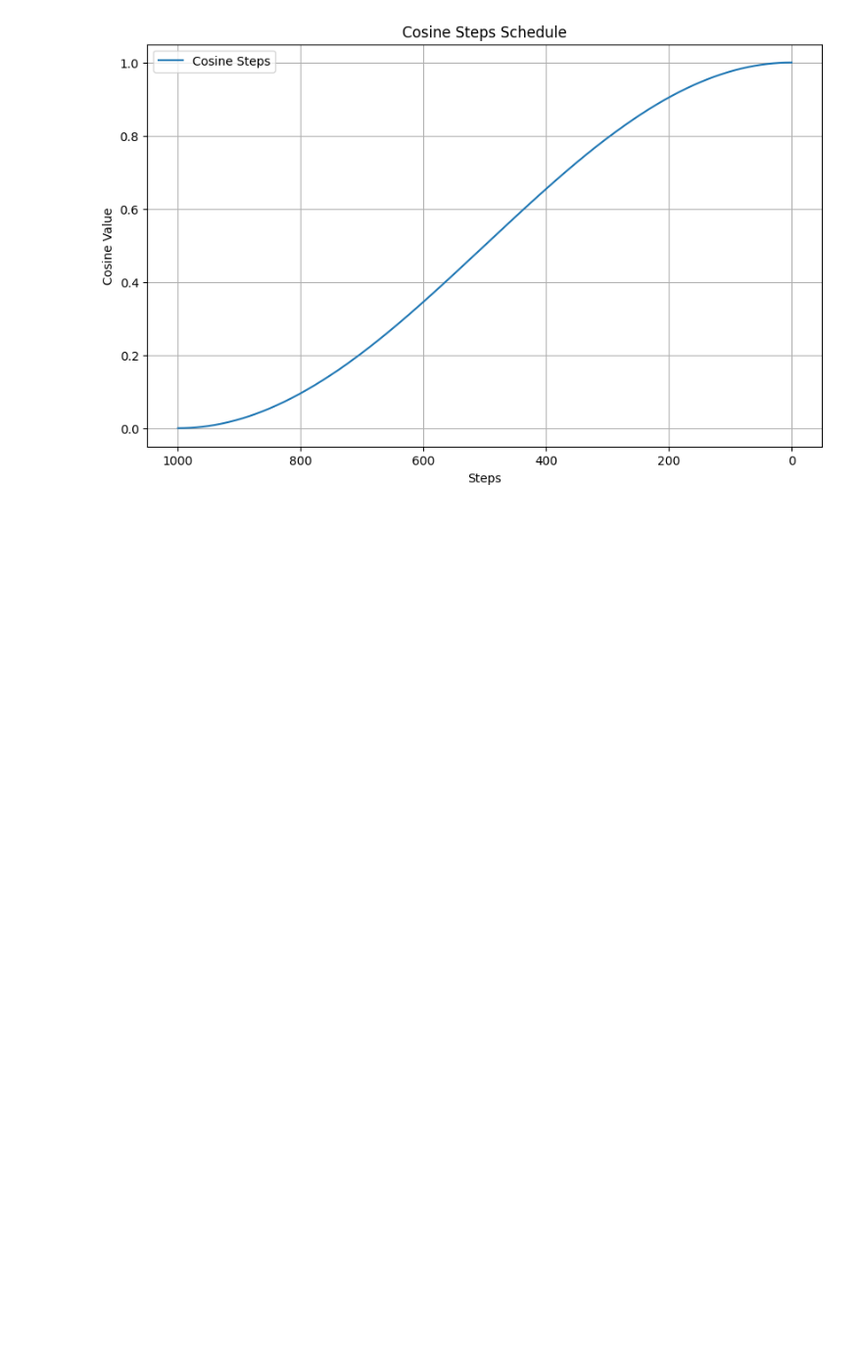
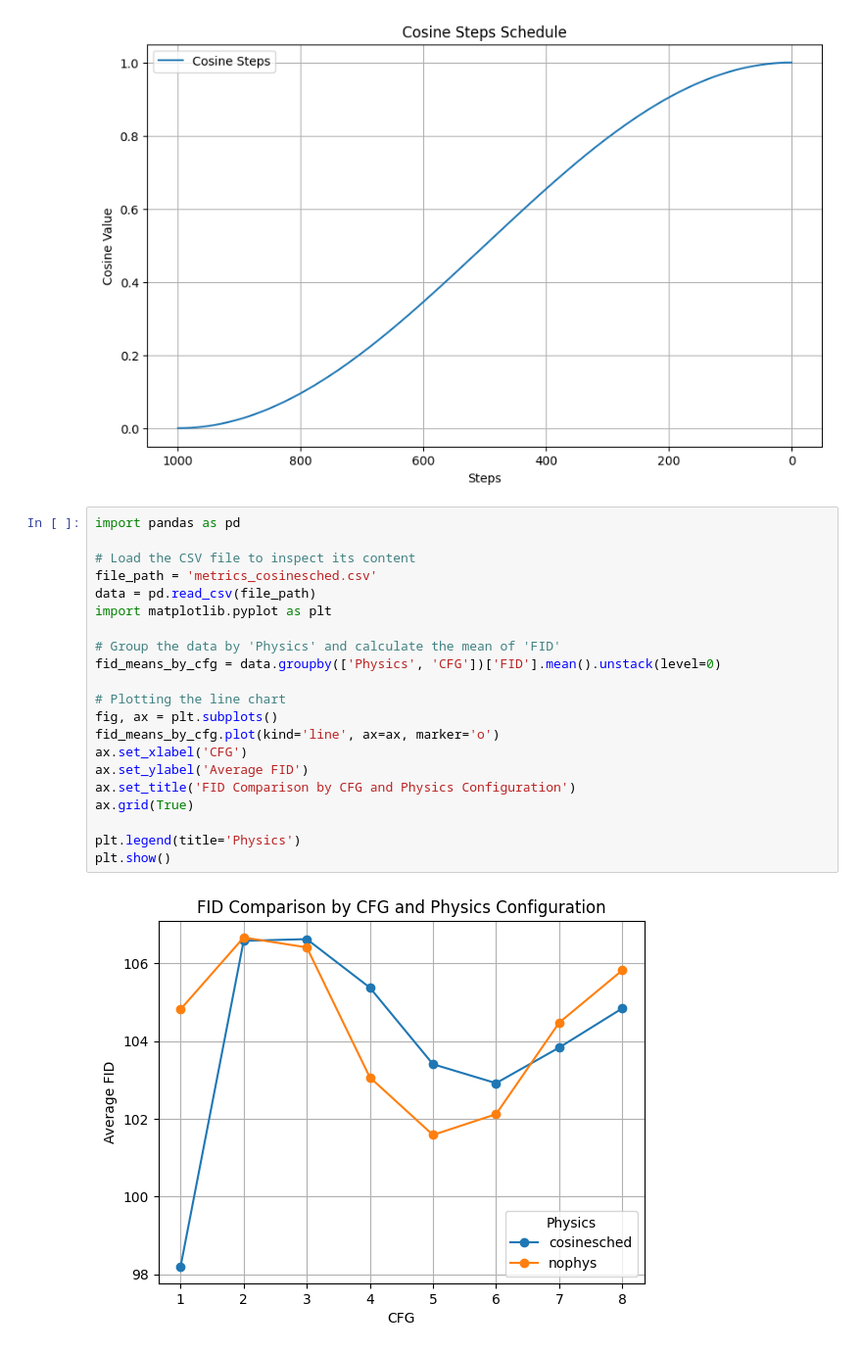
Before and after one commit to Jechmate/diffAE-elibeams, a Jupyter notebook: test.ipynb, the cells around one changed output. Shown at 98% size. Cells and saved outputs as stored; diff of their text form; blank space fills up the shorter version.

```diff
--- a/test.ipynb
+++ b/test.ipynb
@@ -731,3 +721,26 @@ plt.gca().invert_xaxis()  # Invert x-axis to show the decreasing steps correctly
 plt.show()
 # %% [output]
 [figure]
+# %%
+import pandas as pd
+
+# Load the CSV file to inspect its content
+file_path = 'metrics_cosinesched.csv'
+data = pd.read_csv(file_path)
+import matplotlib.pyplot as plt
+
+# Group the data by 'Physics' and calculate the mean of 'FID'
+fid_means_by_cfg = data.groupby(['Physics', 'CFG'])['FID'].mean().unstack(level=0)
+
+# Plotting the line chart
+fig, ax = plt.subplots()
+fid_means_by_cfg.plot(kind='line', ax=ax, marker='o')
+ax.set_xlabel('CFG')
+ax.set_ylabel('Average FID')
+ax.set_title('FID Comparison by CFG and Physics Configuration')
+ax.grid(True)
+
+plt.legend(title='Physics')
+plt.show()
+# %% [output]
+[figure, added]
```
Also changed, not shown: parts of 4 cells of this notebook, 17 other files.
